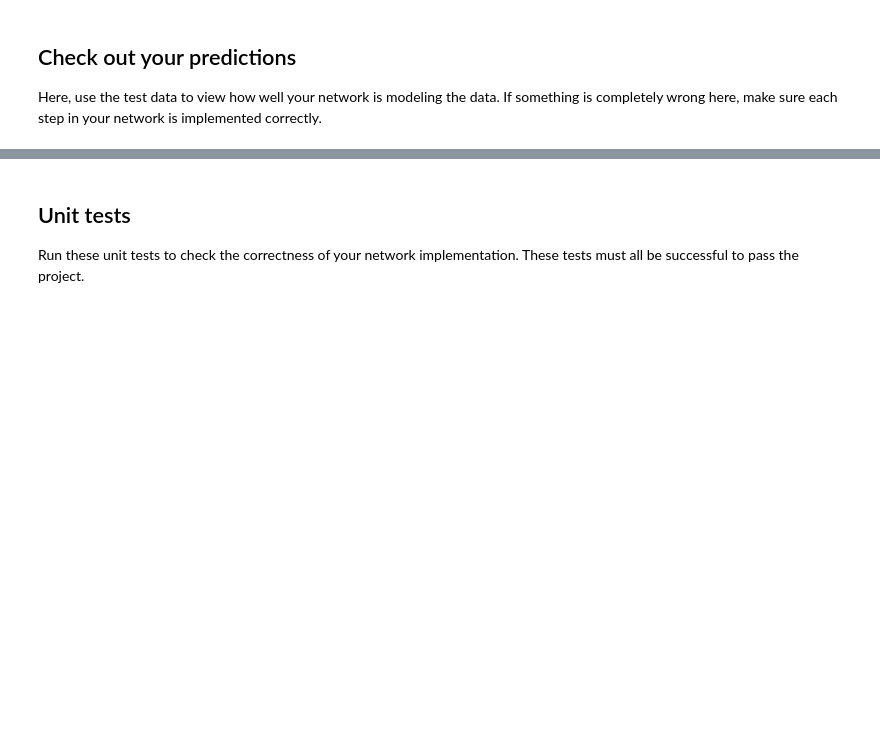
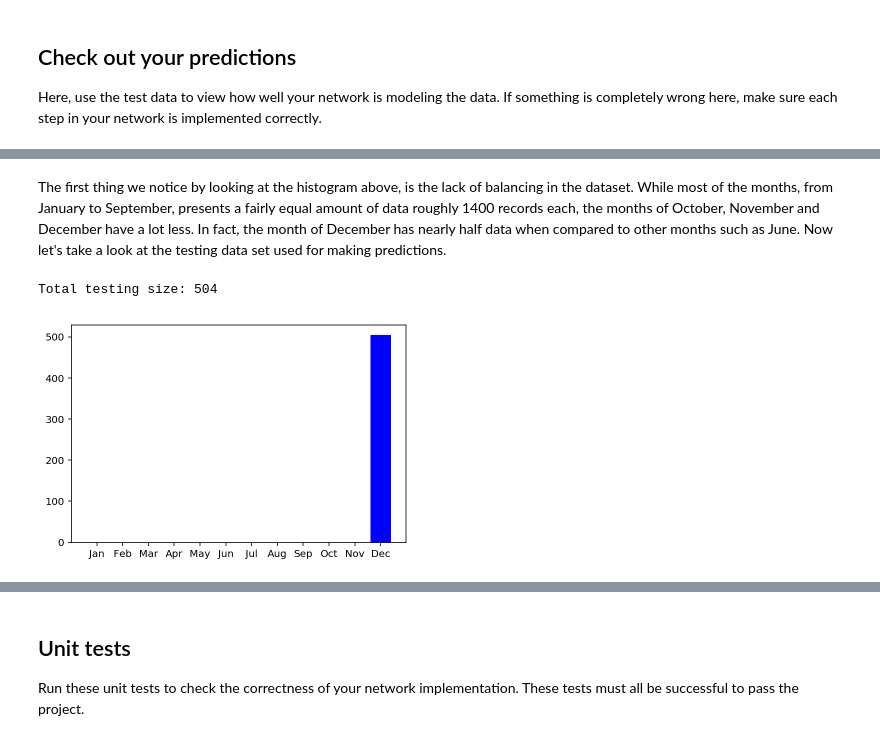
Before and after one commit to sthalles/DeepLearning, a Jupyter notebook: Python_NeuralNet/python-neural-network.ipynb, the cells around one changed output, grey strips where cells are left out. Saved outputs shown, nothing was run; the diff lists cells and outputs as text; code cells hidden in the pictures; blank space fills up the shorter version.

```diff
--- a/Python_NeuralNet/python-neural-network.ipynb
+++ b/Python_NeuralNet/python-neural-network.ipynb
@@ -327,0 +359,20 @@ Answer these questions about your results. How well does the model predict the d
+# %% [markdown]
+The first thing we notice by looking at the histogram above, is the lack of balancing in the dataset. While most of the months, from January to September, presents a fairly equal amount of data roughly 1400 records each, the months of October, November and December have a lot less. In fact, the month of December has nearly half data when compared to other months such as June. Now let's take a look at the testing data set used for making predictions.
+# %%
+dates = pd.to_datetime(rides.ix[test_data.index]['dteday'])
+dates = dates.apply(lambda d: d.strftime('%b'))
+dates.columns = ['id','months']
+
+months = ['Jan', 'Feb', 'Mar', 'Apr', 'May', 'Jun', 'Jul', 'Aug', 'Sep', 'Oct', 'Nov', 'Dec']
+months_ids = [1,2,3,4,5,6,7,8,9,10,11,12]
+distribution = []
+for m in months:
+    distribution.append(len(dates[dates==m]))
+
+plt.bar(months_ids, distribution, color="blue")
+plt.xticks(months_ids, months)
+plt.plot()
+print("Total testing size:", np.sum(distribution))
+# %% [output]
+Total testing size: 504
+[figure, added]
```
Also changed, not shown: parts of 13 cells of this notebook.
